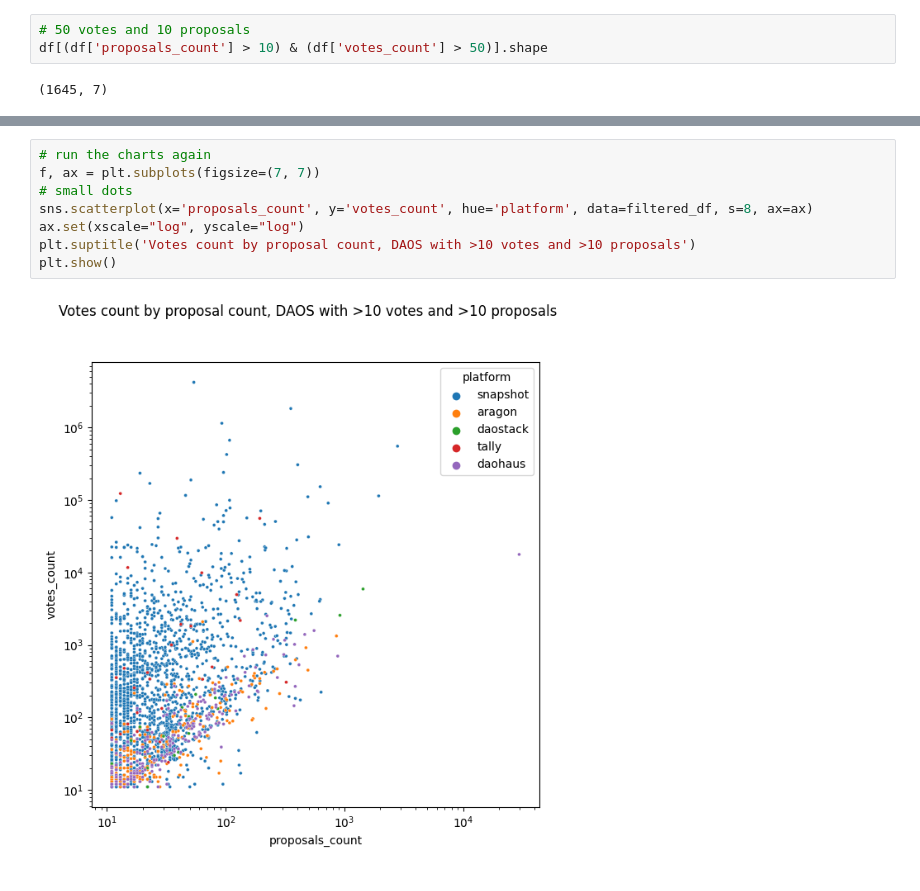
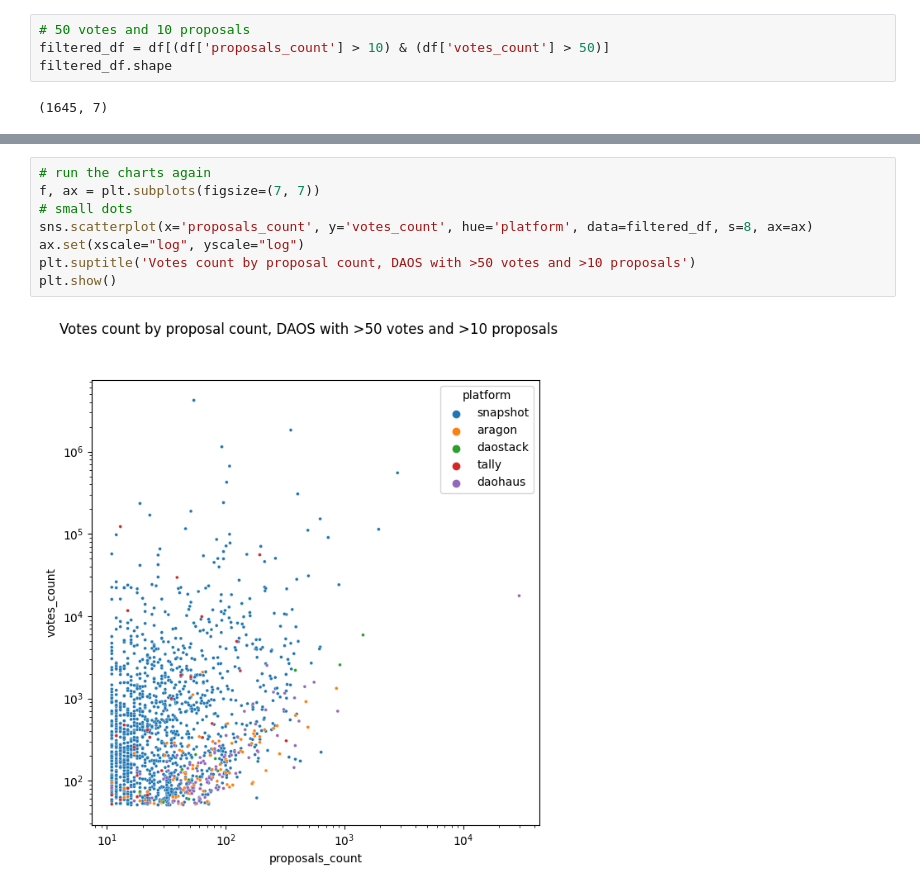
Before and after one commit to daviddavo/daos-verano, a Jupyter notebook: 001_get_deployments/combine_and_analyze.ipynb, the cells around one changed output, grey strips where cells are left out. Saved outputs shown, nothing was run; the diff lists cells and outputs as text.

```diff
--- a/001_get_deployments/combine_and_analyze.ipynb
+++ b/001_get_deployments/combine_and_analyze.ipynb
@@ -93,7 +91,8 @@ df[(df['proposals_count'] > 50) & (df['votes_count'] > 50)].shape
 (495, 7)
 # %%
 # 50 votes and 10 proposals
-df[(df['proposals_count'] > 10) & (df['votes_count'] > 50)].shape
+filtered_df = df[(df['proposals_count'] > 10) & (df['votes_count'] > 50)]
+filtered_df.shape
 # %% [output]
 (1645, 7)
 # %%
@@ -112,10 +111,10 @@ plt.show()
 # %%
 # run the charts again
 f, ax = plt.subplots(figsize=(7, 7))
 # small dots
 sns.scatterplot(x='proposals_count', y='votes_count', hue='platform', data=filtered_df, s=8, ax=ax)
 ax.set(xscale="log", yscale="log")
-plt.suptitle('Votes count by proposal count, DAOS with >10 votes and >10 proposals')
+plt.suptitle('Votes count by proposal count, DAOS with >50 votes and >10 proposals')
 plt.show()
 # %% [output]
-[figure, old version]
+[figure, new version]
```
Also changed, not shown: parts of 2 cells of this notebook, 3 other files.
